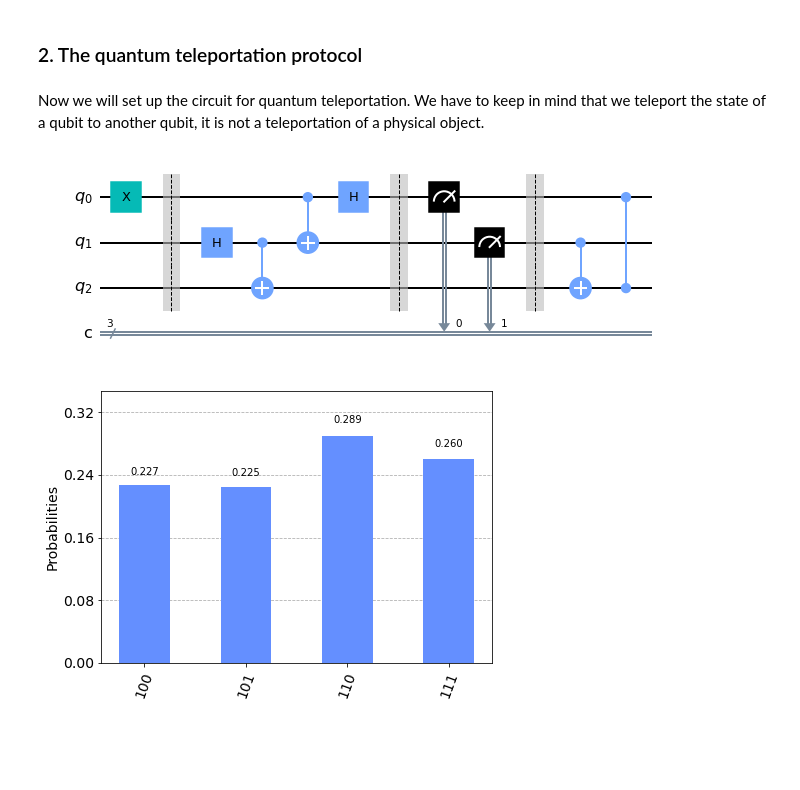
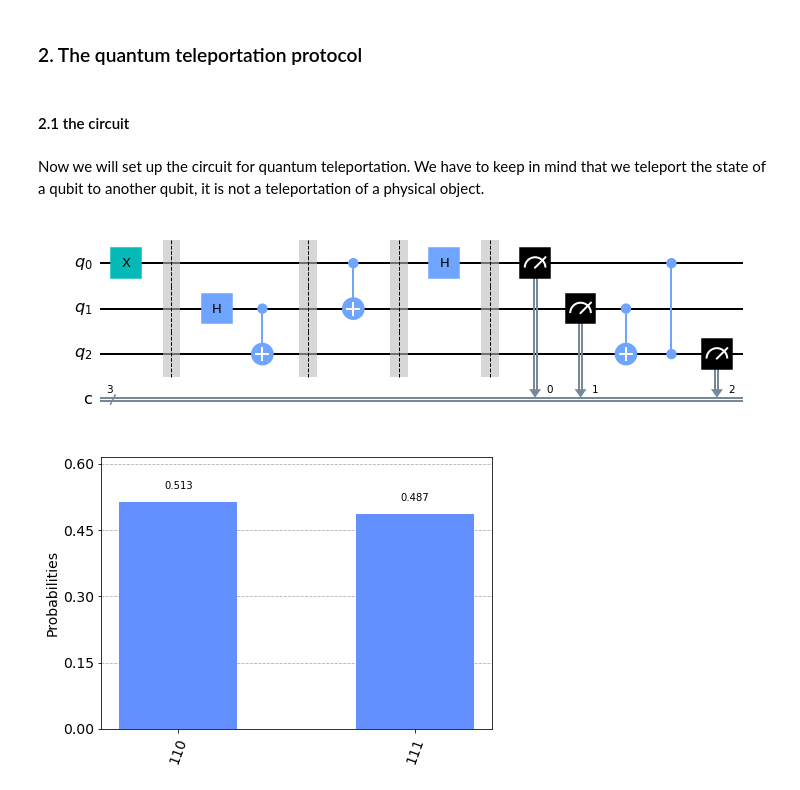
Before and after one commit to AntoinePlanche/IT41_Project, a Jupyter notebook: IT41_TakeHomeExam2_PLANCHE_GUILLEUX.ipynb, the cells around one changed output. Drawn from its saved outputs; the diff is of its cells as text; code cells hidden in the pictures; blank space fills up the shorter version.

```diff
--- a/IT41_TakeHomeExam2_PLANCHE_GUILLEUX.ipynb
+++ b/IT41_TakeHomeExam2_PLANCHE_GUILLEUX.ipynb
@@ -60,33 +60,39 @@ Fourth case:
 <br>Quantum entanglement, seen above, is at the heart of quantum teleportation.
 # %% [markdown]
 ### 2. The quantum teleportation protocol
+# %% [markdown]
+#### 2.1 the circuit
 # %% [markdown]
 Now we will set up the circuit for quantum teleportation. We have to keep in mind that we teleport the state of a qubit to another qubit, it is not a teleportation of a physical object.
 # %%
 %matplotlib inline
 from qiskit import *
 from qiskit.tools.visualization import plot_histogram
 
 circuit = QuantumCircuit(3, 3)
 circuit.x(0)
 circuit.barrier()
 circuit.h(1)
 circuit.cx(1,2)
+circuit.barrier()
 circuit.cx(0,1)
+circuit.barrier()
 circuit.h(0)
 circuit.barrier()
-circuit.measure([0,1],[0,1])
-circuit.barrier()
+circuit.measure(0,0)
+circuit.measure(1,1)
 circuit.cx(1,2)
 circuit.cz(0,2)
+circuit.measure(2,2)
 circuit.draw(output='mpl')
 # %% [output]
-[figure, old version]
+[figure, new version]
 # %%
-circuit.measure(2,2)
+#We make experience by using qiskit
+
 simulator = Aer.get_backend('qasm_simulator')
 result = execute(circuit, backend = simulator, shot = 2048).result()
 counts = result.get_counts()
 plot_histogram(counts)
 # %% [output]
-[figure, old version]
+[figure, new version]
```
Also changed, not shown: parts of 5 cells of this notebook.
